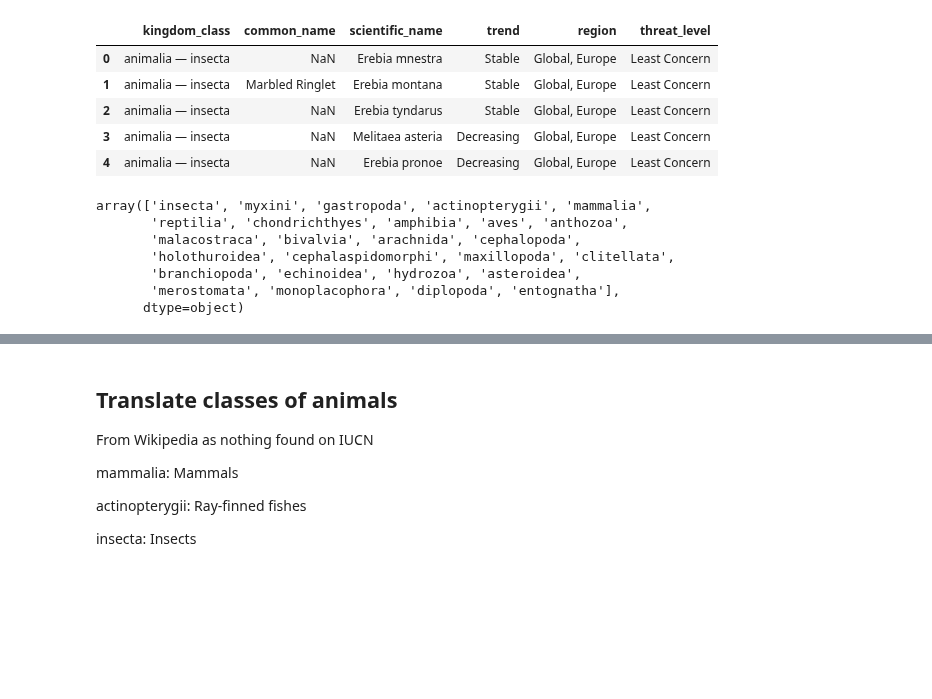
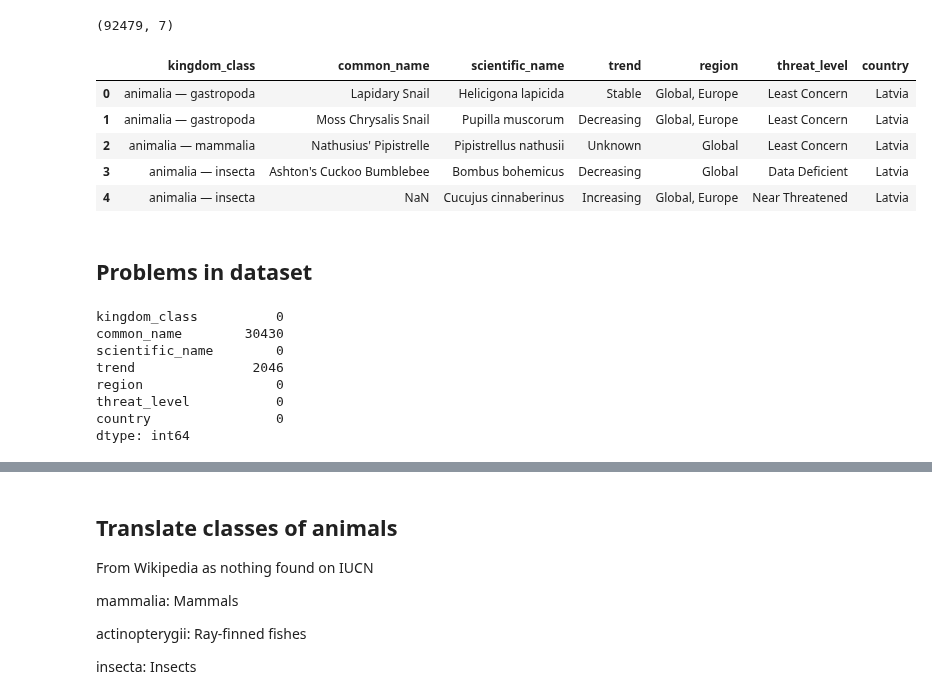
Before and after one commit to MarkusKiesel93/DOPPThreatenedSpecies, a Jupyter notebook: IUCN_explore.ipynb, the cells around one changed output, grey strips where cells are left out. Cells and saved outputs as stored; diff of their text form; code cells hidden in the pictures; blank space fills up the shorter version.

```diff
--- a/IUCN_explore.ipynb
+++ b/IUCN_explore.ipynb
@@ -9,5 +37,4 @@ import seaborn as sns
 # %%
-# load Data
 def load_IUCN_data():
     all_countries = []
     DATA_PATH = Path('./data/IUCN/scraped/')
@@ -18,4 +45,4 @@ def load_IUCN_data():
         df['country'] = file_path.stem
         all_countries.append(df)
     return pd.concat(all_countries)
-df = load_IUCN_data()
+IUCN_raw_data = load_IUCN_data()
@@ -40,9 +49,13 @@ data/IUCN/scraped/Hungary.csv
+# %%
+IUCN_raw_data.shape
+# %% [output]
+(92479, 7)
 # %%
-df.head()
+IUCN_raw_data.head()
 # %% [output]
-|  | kingdom_class | common_name | scientific_name | trend | region | threat_level |
-| 0 | animalia — insecta | NaN | Erebia mnestra | Stable | Global, Europe | Least Concern |
-| 1 | animalia — insecta | Marbled Ringlet | Erebia montana | Stable | Global, Europe | Least Concern |
-| 2 | animalia — insecta | NaN | Erebia tyndarus | Stable | Global, Europe | Least Concern |
-| 3 | animalia — insecta | NaN | Melitaea asteria | Decreasing | Global, Europe | Least Concern |
-| 4 | animalia — insecta | NaN | Erebia pronoe | Decreasing | Global, Europe | Least Concern |
+|  | kingdom_class | common_name | scientific_name | trend | region | threat_level | country |
+| 0 | animalia — gastropoda | Lapidary Snail | Helicigona lapicida | Stable | Global, Europe | Least Concern | Latvia |
+| 1 | animalia — gastropoda | Moss Chrysalis Snail | Pupilla muscorum | Decreasing | Global, Europe | Least Concern | Latvia |
+| 2 | animalia — mammalia | Nathusius' Pipistrelle | Pipistrellus nathusii | Unknown | Global | Least Concern | Latvia |
+| 3 | animalia — insecta | Ashton's Cuckoo Bumblebee | Bombus bohemicus | Decreasing | Global | Data Deficient | Latvia |
+| 4 | animalia — insecta | NaN | Cucujus cinnaberinus | Increasing | Global, Europe | Near Threatened | Latvia |
@@ -53,10 +62,13 @@ df = df.rename(columns={'kingdom_class': 'class'})
-# %%
-df['class'].unique()
-# %% [output]
-array(['insecta', 'myxini', 'gastropoda', 'actinopterygii', 'mammalia',
-       'reptilia', 'chondrichthyes', 'amphibia', 'aves', 'anthozoa',
-       'malacostraca', 'bivalvia', 'arachnida', 'cephalopoda',
-       'holothuroidea', 'cephalaspidomorphi', 'maxillopoda', 'clitellata',
-       'branchiopoda', 'echinoidea', 'hydrozoa', 'asteroidea',
-       'merostomata', 'monoplacophora', 'diplopoda', 'entognatha'],
-      dtype=object)
+# %% [markdown]
+## Problems in dataset
+# %%
+IUCN_raw_data.isna().sum()
+# %% [output]
+kingdom_class          0
+common_name        30430
+scientific_name        0
+trend               2046
+region                 0
+threat_level           0
+country                0
+dtype: int64
```
Also changed, not shown: parts of 35 cells of this notebook.
